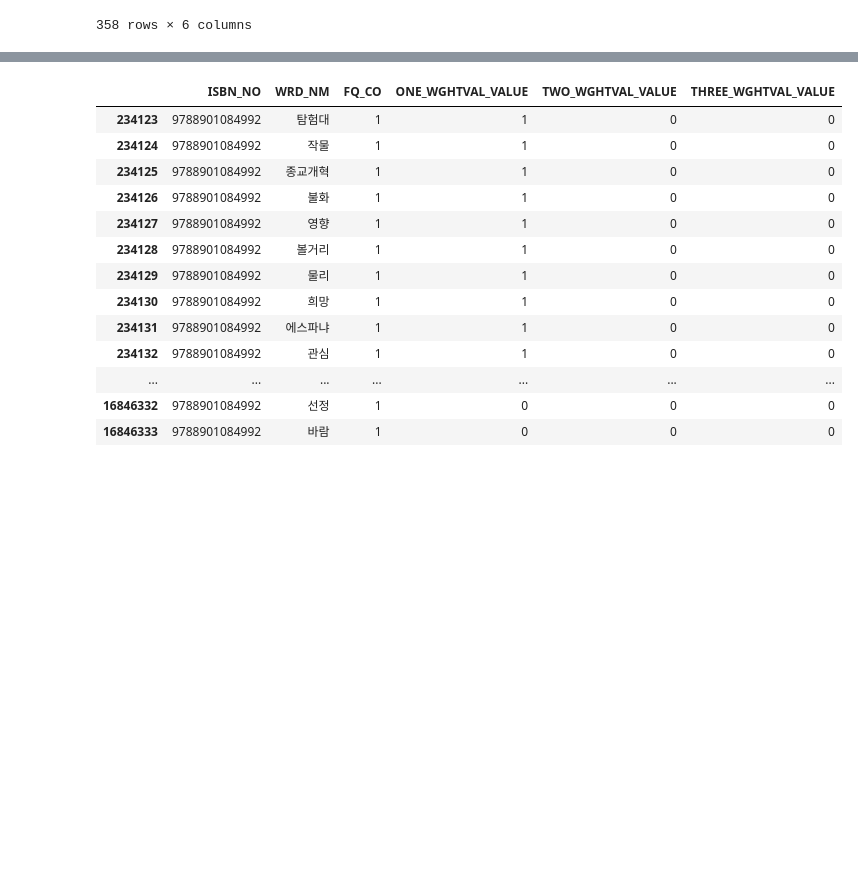
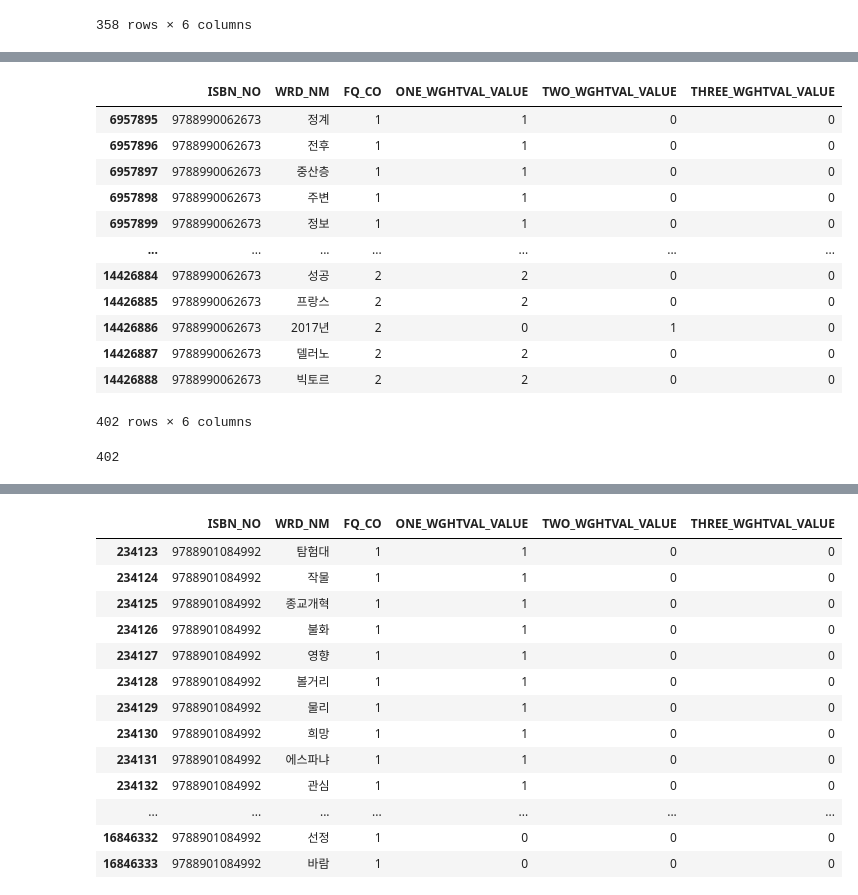
Before and after one commit to dilicat0813/alpaco5_Project_library, a Jupyter notebook: 경환님 이거 보세요/도서_키워드.ipynb, the cells around one changed output, grey strips where cells are left out. Drawn from its saved outputs; the diff is of its cells as text; code cells hidden in the pictures; blank space fills up the shorter version.

```diff
--- a/경환님 이거 보세요/도서_키워드.ipynb
+++ b/경환님 이거 보세요/도서_키워드.ipynb
@@ -268,0 +304,20 @@ ISBN_NO_9788901084992   # 혹시나 전부 concat한 도서키워드에서 개
+# %%
+Book_keyword_202012_master[Book_keyword_202012_master['ISBN_NO'] == '9788990062673']
+# %% [output]
+|  | ISBN_NO | WRD_NM | FQ_CO | ONE_WGHTVAL_VALUE | TWO_WGHTVAL_VALUE | THREE_WGHTVAL_VALUE |
+| 6957895 | 9788990062673 | 정계 | 1 | 1 | 0 | 0 |
+| 6957896 | 9788990062673 | 전후 | 1 | 1 | 0 | 0 |
+| 6957897 | 9788990062673 | 중산층 | 1 | 1 | 0 | 0 |
+| 6957898 | 9788990062673 | 주변 | 1 | 1 | 0 | 0 |
+| 6957899 | 9788990062673 | 정보 | 1 | 1 | 0 | 0 |
+| ... | ... | ... | ... | ... | ... | ... |
+| 14426884 | 9788990062673 | 성공 | 2 | 2 | 0 | 0 |
+| 14426885 | 9788990062673 | 프랑스 | 2 | 2 | 0 | 0 |
+| 14426886 | 9788990062673 | 2017년 | 2 | 0 | 1 | 0 |
+| 14426887 | 9788990062673 | 델러노 | 2 | 2 | 0 | 0 |
+| 14426888 | 9788990062673 | 빅토르 | 2 | 2 | 0 | 0 |
+402 rows × 6 columns
+# %%
+Book_keyword_202012_master[Book_keyword_202012_master['ISBN_NO'] == '9788990062673']['WRD_NM'].nunique()
+# %% [output]
+402
```
Also changed, not shown: parts of 17 cells of this notebook, 1 other file.
